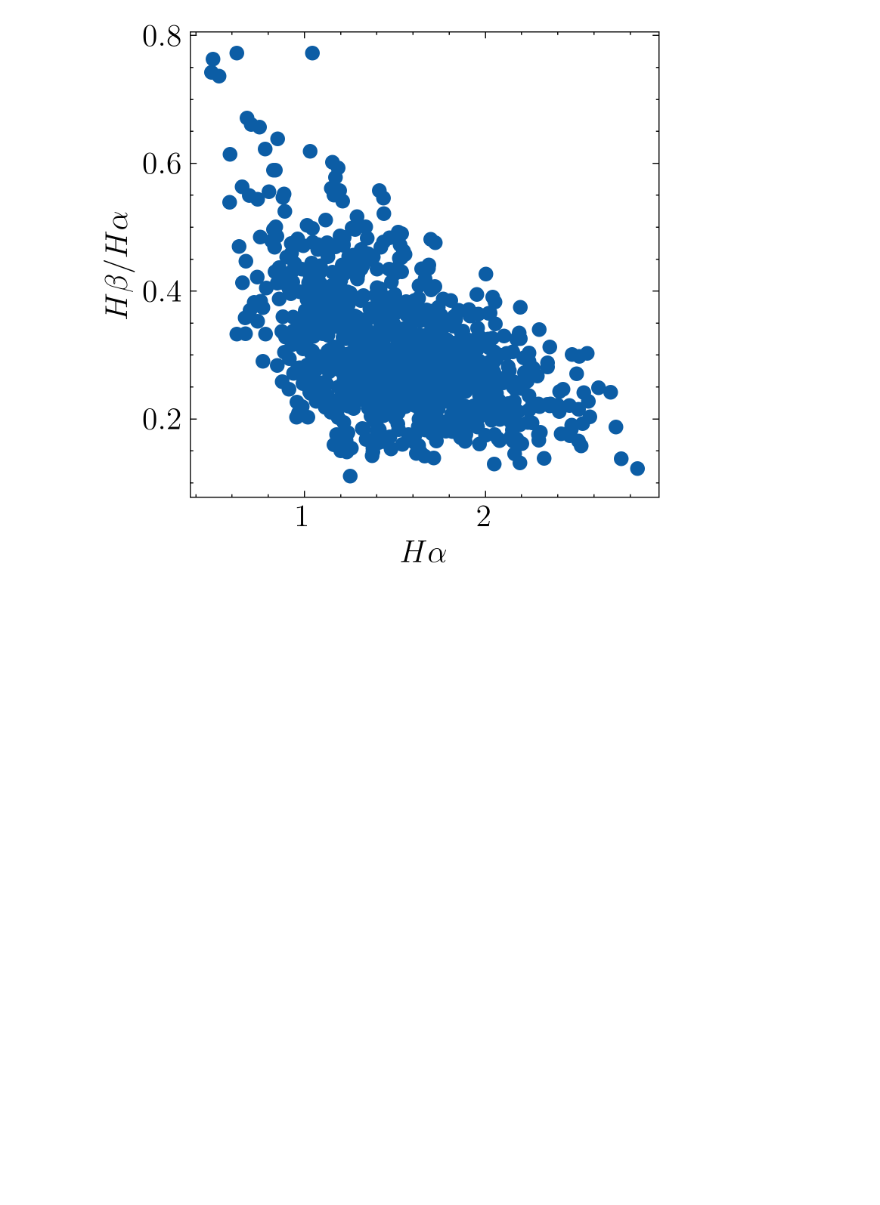
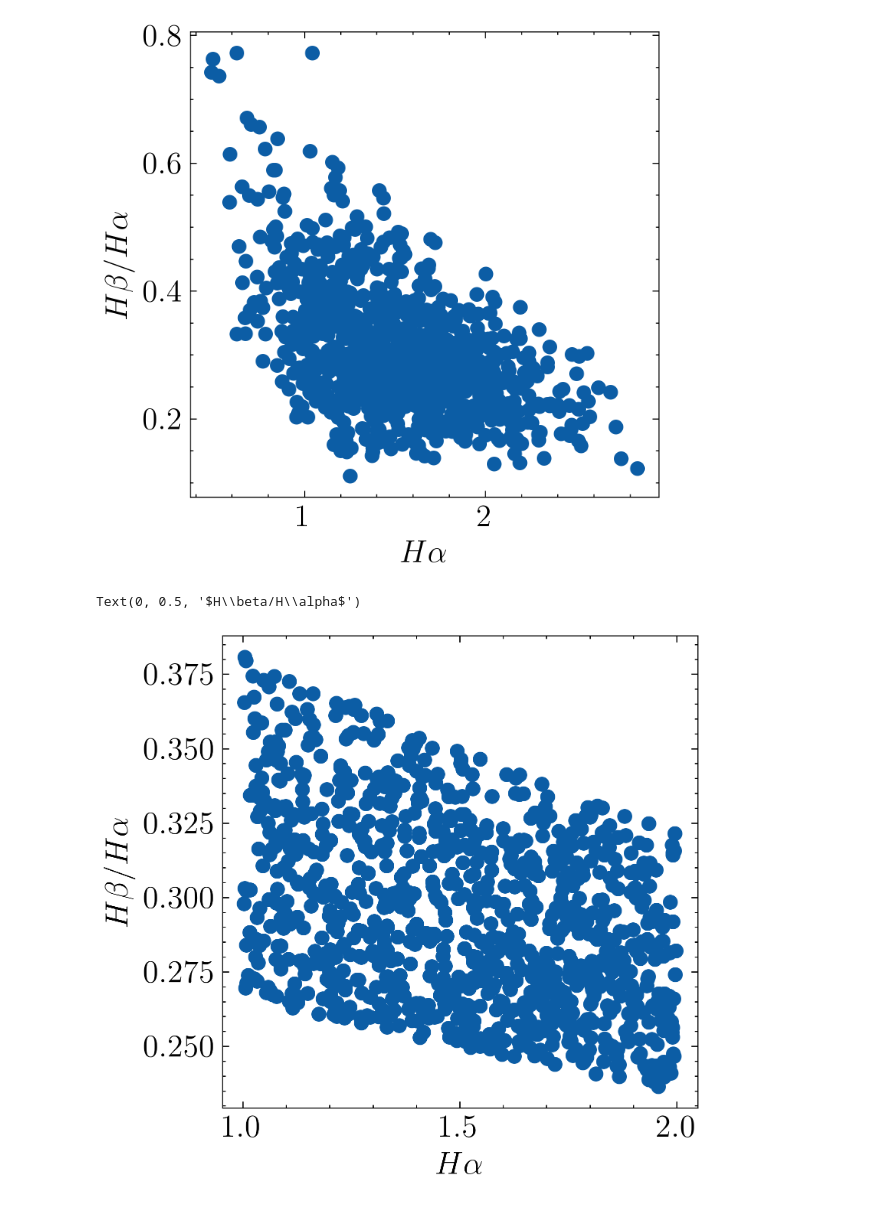
Before and after one commit to astro-jingtao/my_statistical_inference, a Jupyter notebook: effect_of_noise/fake_ebv_Ha_correlation.ipynb, the cells around one changed output. Saved outputs shown, nothing was run; the diff lists cells and outputs as text; code cells hidden in the pictures; blank space fills up the shorter version.

```diff
--- a/effec_of_noise/fake_ebv_Ha_correlation.ipynb
+++ b/effect_of_noise/fake_ebv_Ha_correlation.ipynb
@@ -28,3 +28,19 @@ plt.ylabel(r'$H\beta/H\alpha$')
 # %% [output]
 Text(0, 0.5, '$H\\beta/H\\alpha$')
 [figure]
+# %%
+N = 1000
+Ha = np.random.uniform(1, 2, size=N)
+ratio = np.random.uniform(2.86 + (Ha - 1.5) / 2, 4.0 + (Ha - 1.5) / 2, size=N)
+Hb = Ha / ratio
+
+Ha_obs = Ha + np.random.normal(0, 1, size=N) * np.abs(Ha) / 5
+Hb_obs = Hb + np.random.normal(0, 1, size=N) * np.abs(Hb) / 5
+# %%
+plt.figure(figsize=(4, 4), dpi=400)
+plt.scatter(Ha, Hb/Ha)
+plt.xlabel(r'$H\alpha$')
+plt.ylabel(r'$H\beta/H\alpha$')
+# %% [output]
+Text(0, 0.5, '$H\\beta/H\\alpha$')
+[figure, added]
```
Also changed, not shown: parts of 1 cell of this notebook, 2 other files.
